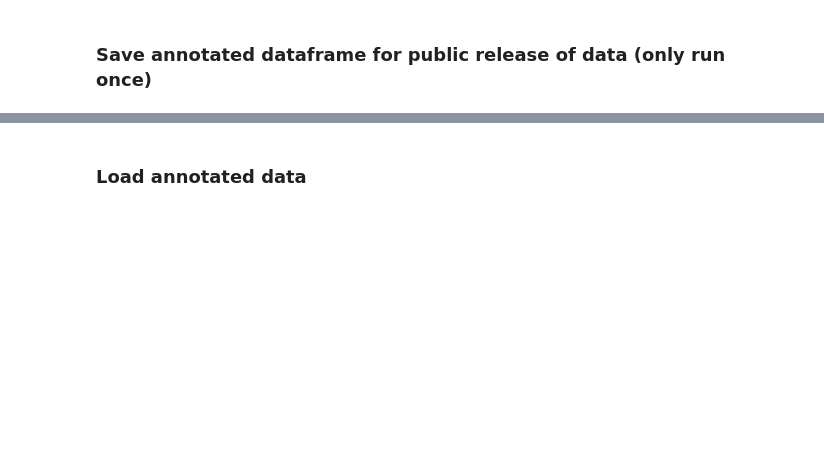
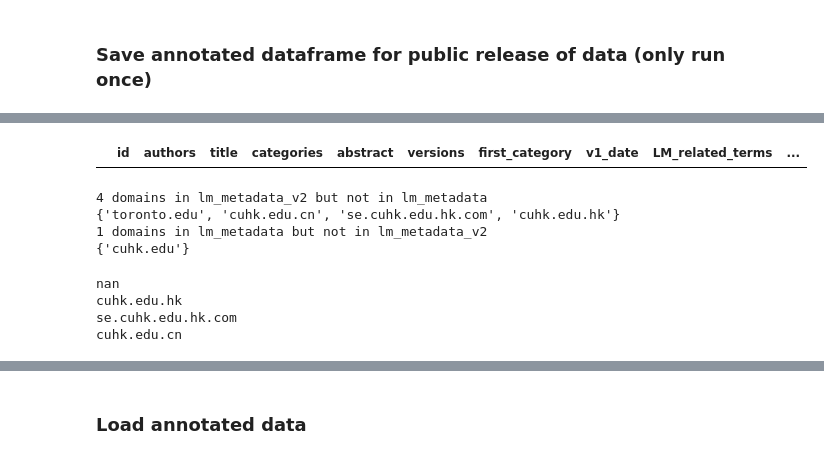
Before and after one commit to rmovva/LLM-publication-patterns-public, a Jupyter notebook: analysis/descriptive_stats.ipynb, the cells around one changed output, grey strips where cells are left out. Cells and saved outputs as stored; diff of their text form; code cells hidden in the pictures; blank space fills up the shorter version.

```diff
--- a/analysis/descriptive_stats.ipynb
+++ b/analysis/descriptive_stats.ipynb
@@ -13,12 +13,12 @@ from utils import RECENT_DATE_THRESHOLD
 # %% [markdown]
 ### Save annotated dataframe for public release of data (only run once)
 # %%
-# # Add citation data at the end of the dataframe
-# lm_metadata = utils.annotate_lm_metadata(load_predicted_gender=True)
-# lm_metadata = lm_metadata[[c for c in lm_metadata.columns if c != 'citationCount'] + ['citationCount']]
-# lm_metadata = utils.convert_citations_to_ranks(lm_metadata, month_window_sizes=[3, 12])
-# lm_metadata.id = lm_metadata.id.apply(lambda x: f'arXiv:{x}') # add arXiv prefix to ids
-# display(lm_metadata.sample(5))
+# Add citation data at the end of the dataframe
+lm_metadata = utils.annotate_lm_metadata()
+lm_metadata = lm_metadata[[c for c in lm_metadata.columns if c != 'citationCount'] + ['citationCount']]
+lm_metadata = utils.convert_citations_to_ranks(lm_metadata, month_window_sizes=[3, 12])
+lm_metadata.id = lm_metadata.id.apply(lambda x: f'arXiv:{x}') # add arXiv prefix to ids
+display(lm_metadata.sample(5))
 
 # # Save the dataframe (this will include all the annotations we use in our analyses)
 # lm_metadata.to_json(os.path.join(utils.PROCESSED_DATA_DIR, 'lm_metadata_all_annotations.json'),
@@ -36,0 +35,38 @@ Labeling papers using a predicted-female proportion threshold of 0.50
+# %%
+lm_metadata_v2 = utils.load_annotated_lm_metadata()
+# %%
+# Print rows of lm_metadata that have academic == False but lm_metadata_v2 has academic == True
+lm_metadata[(lm_metadata.academic == False) & (lm_metadata_v2.academic == True)]
+# %% [output]
+|  | id | authors | title | categories | abstract | versions | first_category | v1_date | LM_related_terms | ... |
+# %%
+# Find domains that are in lm_metadata_v2 but not in lm_metadata
+domains_in_lm_metadata_v2 = lm_metadata_v2.explode('domains').domains.unique()
+domains_in_lm_metadata = lm_metadata.explode('domains').domains.unique()
+
+domains_in_lm_metadata_v2_but_not_in_lm_metadata = set(domains_in_lm_metadata_v2) - set(domains_in_lm_metadata)
+print(f'{len(domains_in_lm_metadata_v2_but_not_in_lm_metadata)} domains in lm_metadata_v2 but not in lm_metadata')
+print(domains_in_lm_metadata_v2_but_not_in_lm_metadata)
+
+domains_in_lm_metadata_but_not_in_lm_metadata_v2 = set(domains_in_lm_metadata) - set(domains_in_lm_metadata_v2)
+print(f'{len(domains_in_lm_metadata_but_not_in_lm_metadata_v2)} domains in lm_metadata but not in lm_metadata_v2')
+print(domains_in_lm_metadata_but_not_in_lm_metadata_v2)
+# %% [output]
+4 domains in lm_metadata_v2 but not in lm_metadata
+{'toronto.edu', 'cuhk.edu.cn', 'se.cuhk.edu.hk.com', 'cuhk.edu.hk'}
+1 domains in lm_metadata but not in lm_metadata_v2
+{'cuhk.edu'}
+# %%
+# Print all domains with cuhk.edu in them in domain_counts_v2
+domains_in_lm_metadata_v2 = set(lm_metadata_v2.explode('domains').domains.unique())
+for d in domains_in_lm_metadata_v2:
+    if not isinstance(d, str):
+        print(d)
+        continue
+    if isinstance(d, str) and "cuhk.edu" in d:
+        print(d)
+# %% [output]
+nan
+cuhk.edu.hk
+se.cuhk.edu.hk.com
+cuhk.edu.cn
```
Also changed, not shown: parts of 4 cells of this notebook, 2 other files.
